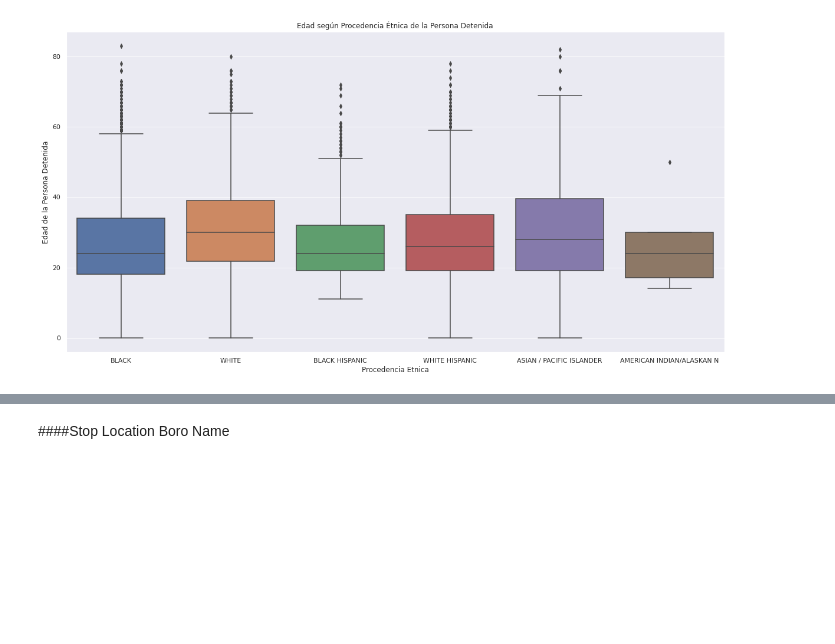
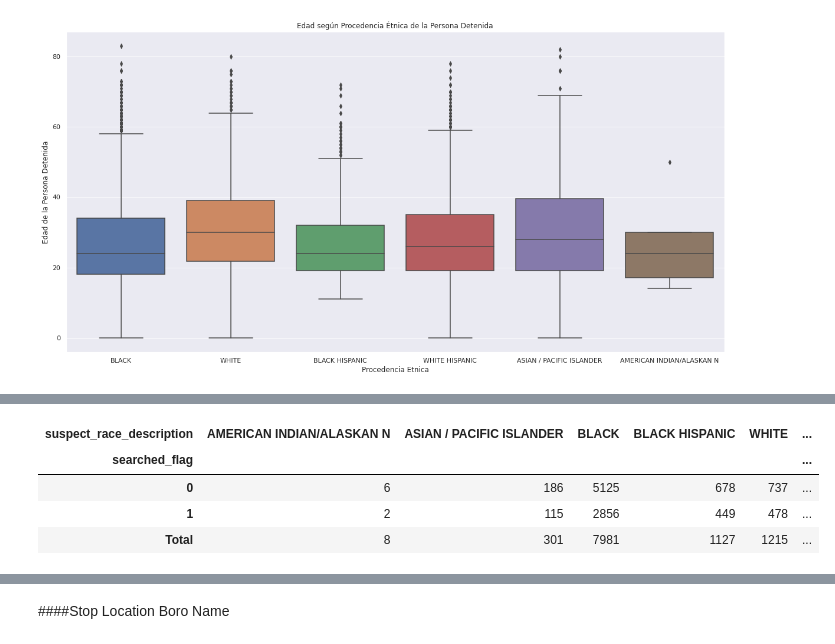
Before and after one commit to wabinai/ProyectoFinal_Bedu, a Jupyter notebook: Stop&Frisk.ipynb, the cells around one changed output, grey strips where cells are left out. Drawn from its saved outputs; the diff is of its cells as text; code cells hidden in the pictures; blank space fills up the shorter version.

```diff
--- a/Stop&Frisk.ipynb
+++ b/Stop&Frisk.ipynb
@@ -306,0 +320,8 @@ pd.crosstab(df['suspect_arrested_flag'],df['suspect_race_description'])
+# %%
+pd.crosstab(df['searched_flag'],df['suspect_race_description'], margins=True, margins_name='Total')
+# %% [output]
+| suspect_race_description | AMERICAN INDIAN/ALASKAN N | ASIAN / PACIFIC ISLANDER | BLACK | BLACK HISPANIC | WHITE | ... |
+| searched_flag |  |  |  |  |  | ... |
+| 0 | 6 | 186 | 5125 | 678 | 737 | ... |
+| 1 | 2 | 115 | 2856 | 449 | 478 | ... |
+| Total | 8 | 301 | 7981 | 1127 | 1215 | ... |
```
Also changed, not shown: parts of 13 cells of this notebook.
